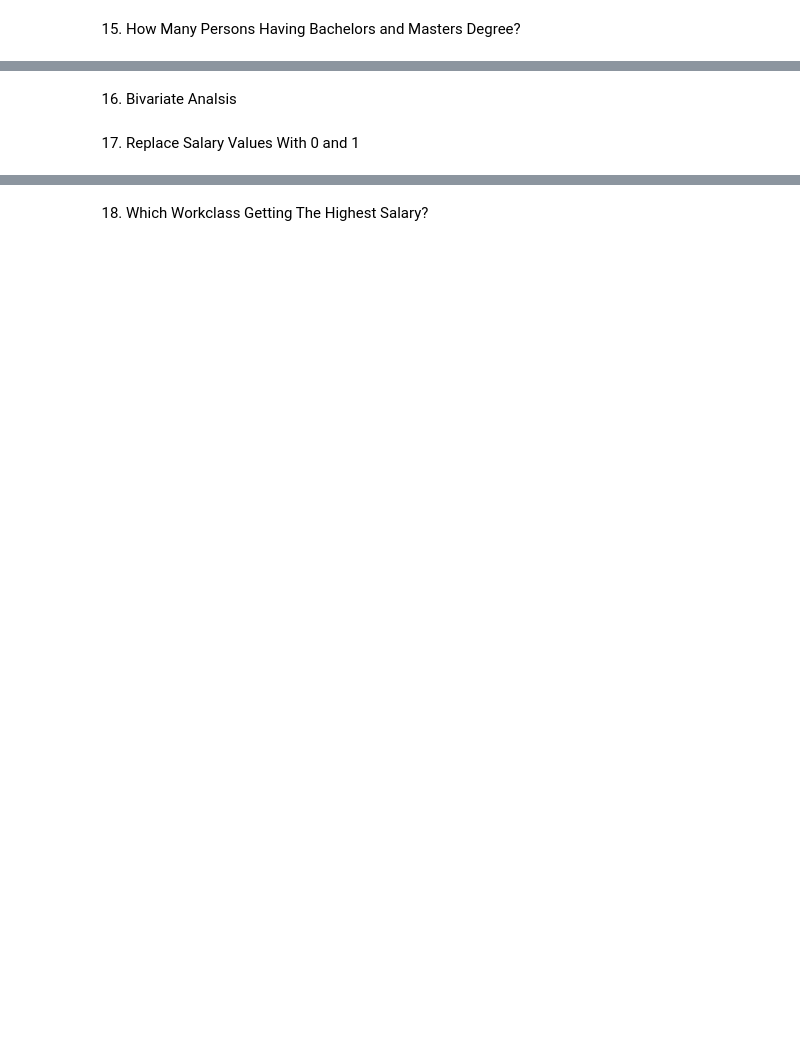
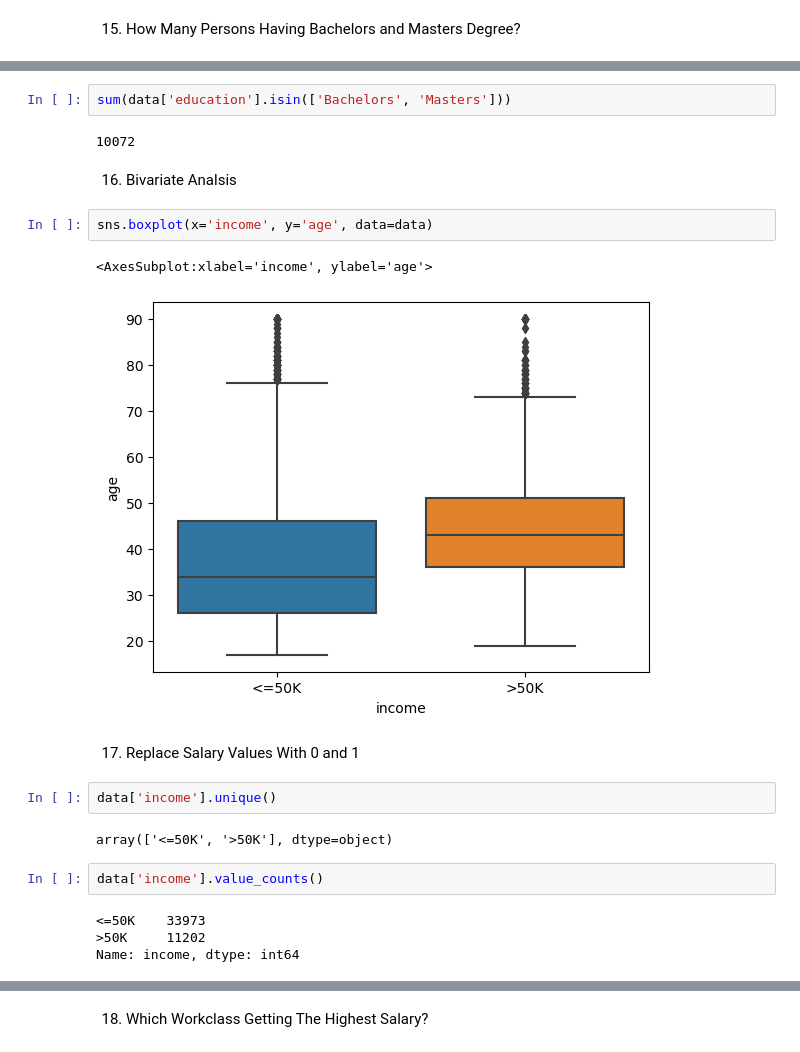
Before and after one commit to VOkhotnikova/Pnadas-Case-study, a Jupyter notebook: case-study-income.ipynb, the cells around one changed output, grey strips where cells are left out. Drawn from its saved outputs; the diff is of its cells as text; blank space fills up the shorter version.

Commit message:
Kaggle Notebook | Case Study Income | Version 3

```diff
--- a/case-study-income.ipynb
+++ b/case-study-income.ipynb
@@ -302,4 +335,23 @@ sum(data['age'].between(17,48))
+# %%
+sum(data['education'].isin(['Bachelors', 'Masters']))
+# %% [output]
+10072
 # %% [markdown]
 16. Bivariate Analsis
+# %%
+sns.boxplot(x='income', y='age', data=data)
+# %% [output]
+<AxesSubplot:xlabel='income', ylabel='age'>
+[figure, added]
 # %% [markdown]
 17. Replace Salary Values With 0 and 1
+# %%
+data['income'].unique()
+# %% [output]
+array(['<=50K', '>50K'], dtype=object)
+# %%
+data['income'].value_counts()
+# %% [output]
+<=50K    33973
+>50K     11202
+Name: income, dtype: int64
```
Also changed, not shown: parts of 14 cells of this notebook.
